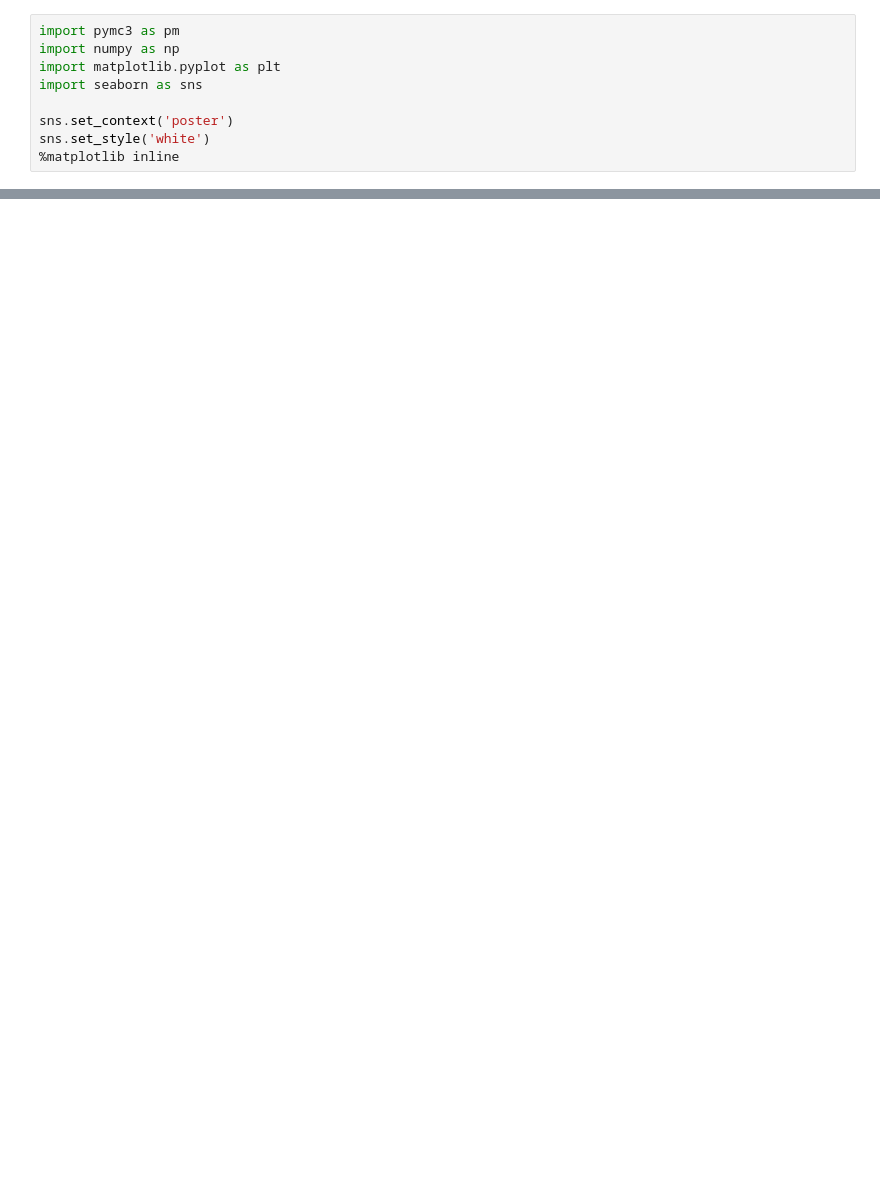
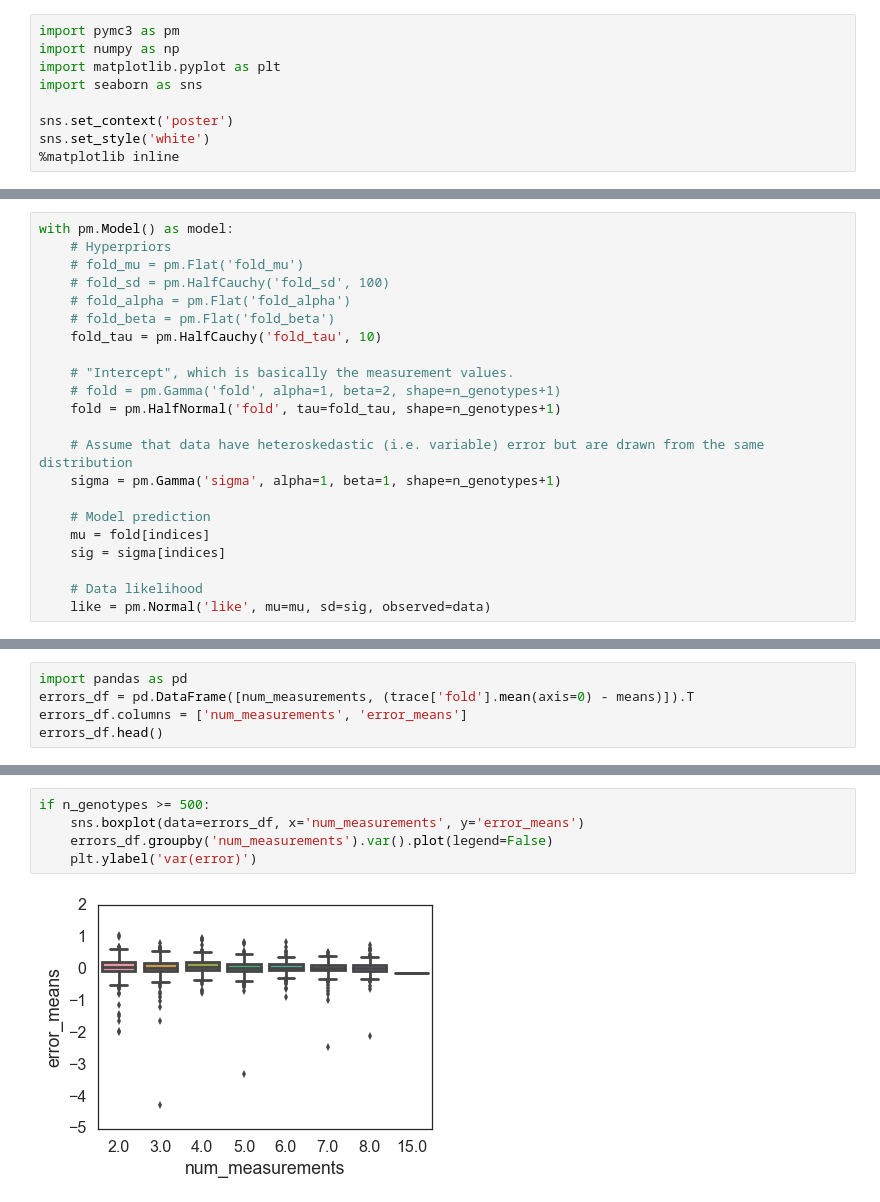
Before and after one commit to ericmjl/bayesian-measurement-paper, a Jupyter notebook: notebooks/simple-96-well.ipynb, the cells around one changed output, grey strips where cells are left out. Saved outputs shown, nothing was run; the diff lists cells and outputs as text; blank space fills up the shorter version.

Commit message:
beta version of simple model done

```diff
--- a/notebooks/simple-96-well.ipynb
+++ b/notebooks/simple-96-well.ipynb
@@ -72,0 +56,22 @@ Applied log-transform to sigma and added transformed sigma_log_ to model.
+# %%
+with pm.Model() as model:
+    # Hyperpriors
+    # fold_mu = pm.Flat('fold_mu')
+    # fold_sd = pm.HalfCauchy('fold_sd', 100)
+    # fold_alpha = pm.Flat('fold_alpha')
+    # fold_beta = pm.Flat('fold_beta')
+    fold_tau = pm.HalfCauchy('fold_tau', 10)
+
+    # "Intercept", which is basically the measurement values.
+    # fold = pm.Gamma('fold', alpha=1, beta=2, shape=n_genotypes+1)
+    fold = pm.HalfNormal('fold', tau=fold_tau, shape=n_genotypes+1)
+
+    # Assume that data have heteroskedastic (i.e. variable) error but are drawn from the same distribution
+    sigma = pm.Gamma('sigma', alpha=1, beta=1, shape=n_genotypes+1)
+
+    # Model prediction
+    mu = fold[indices]
+    sig = sigma[indices]
+
+    # Data likelihood
+    like = pm.Normal('like', mu=mu, sd=sig, observed=data)
@@ -121,0 +126,5 @@ plt.ylabel('error')
+# %%
+import pandas as pd
+errors_df = pd.DataFrame([num_measurements, (trace['fold'].mean(axis=0) - means)]).T
+errors_df.columns = ['num_measurements', 'error_means']
+errors_df.head()
@@ -121,0 +138,7 @@ plt.ylabel('error')
+# %%
+if n_genotypes >= 500:
+    sns.boxplot(data=errors_df, x='num_measurements', y='error_means')
+    errors_df.groupby('num_measurements').var().plot(legend=False)
+    plt.ylabel('var(error)')
+# %% [output]
+[figure, added]
```
Also changed, not shown: parts of 25 cells of this notebook.
